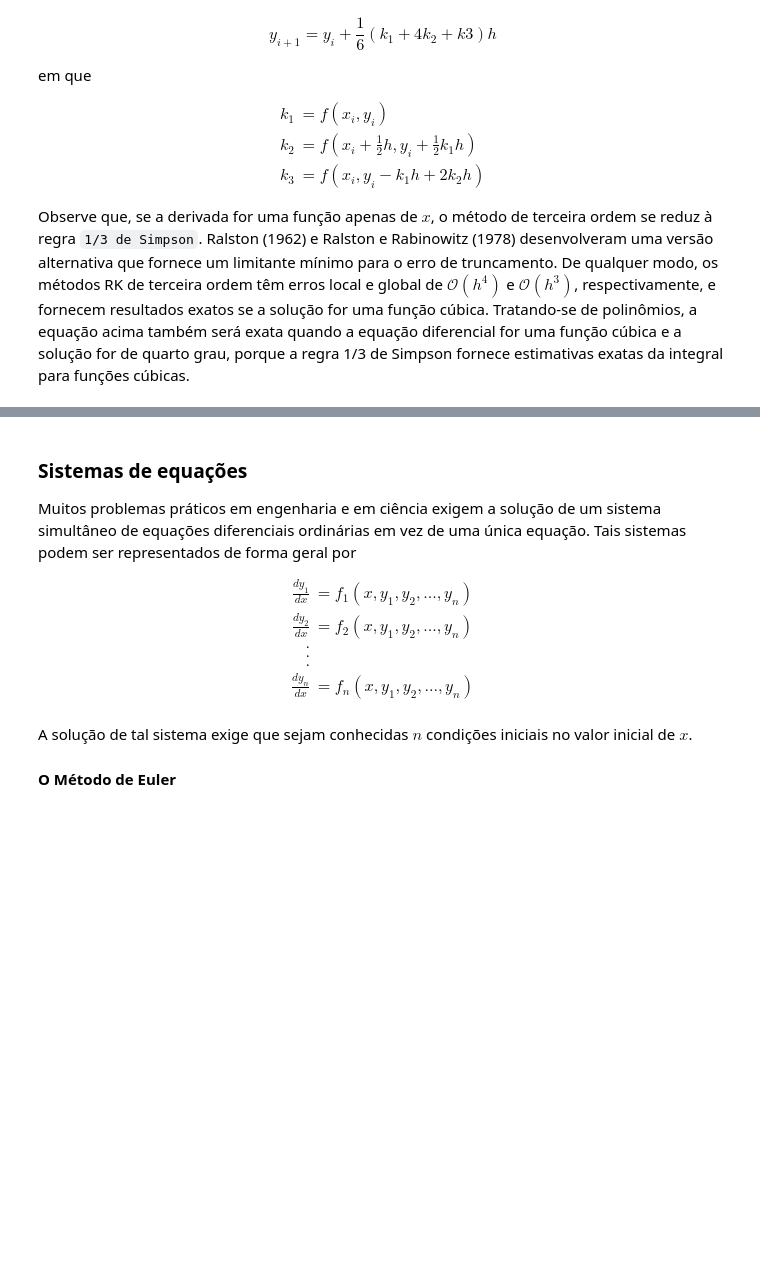
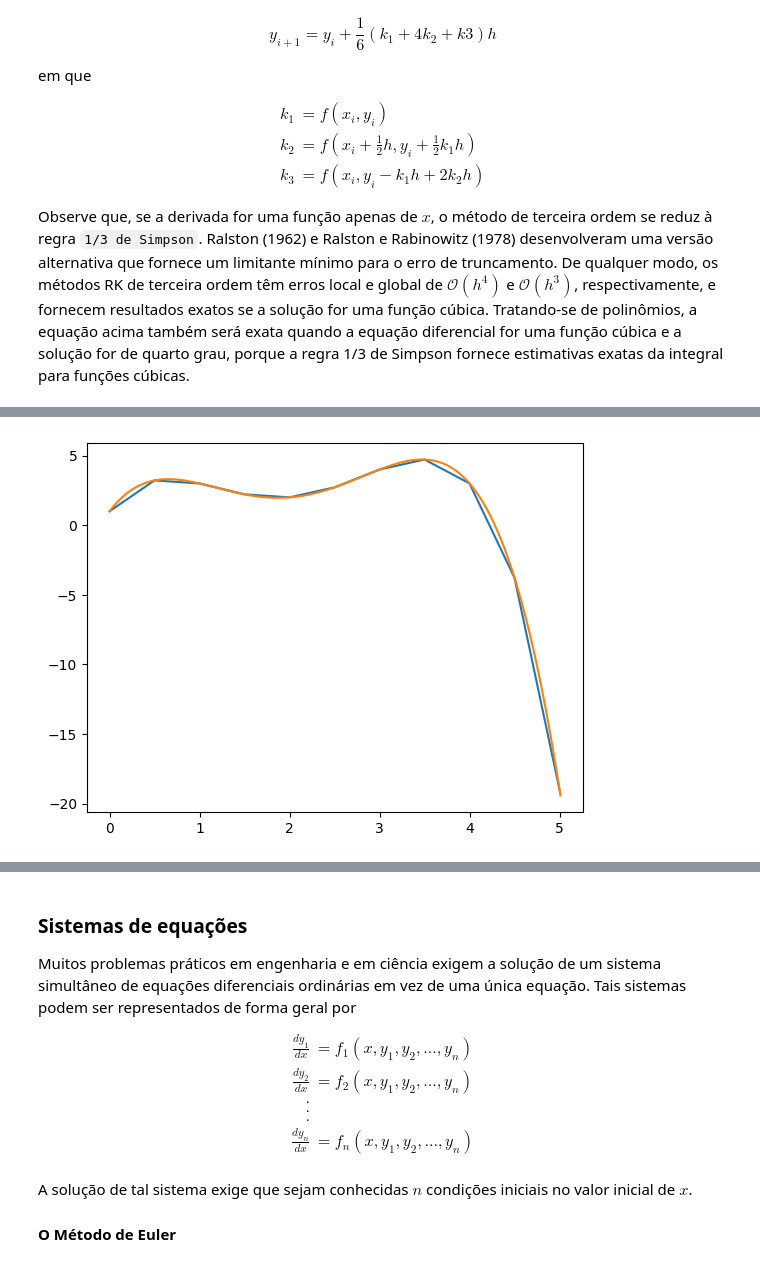
Before and after one commit to vnikoofard/numerical_methods_using_python, a Jupyter notebook: 10-EDO.ipynb, the cells around one changed output, grey strips where cells are left out. Saved outputs shown, nothing was run; the diff lists cells and outputs as text; code cells hidden in the pictures; blank space fills up the shorter version.

```diff
--- a/10-EDO.ipynb
+++ b/10-EDO.ipynb
@@ -442,0 +460,8 @@ def RK4(func, xi, yi, h):
+# %%
+import matplotlib.pyplot as plt
+
+plt.plot(x1,y1)
+plt.plot(x2,y2)
+plt.show()
+# %% [output]
+[figure, added]
```
Also changed, not shown: parts of 19 cells of this notebook.
